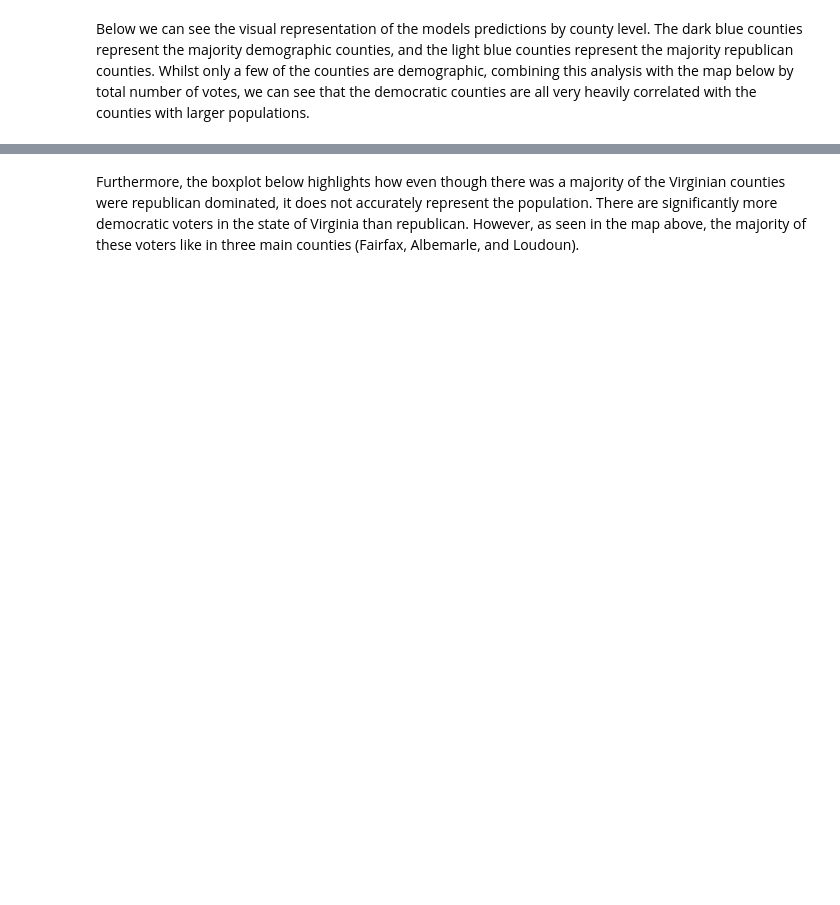
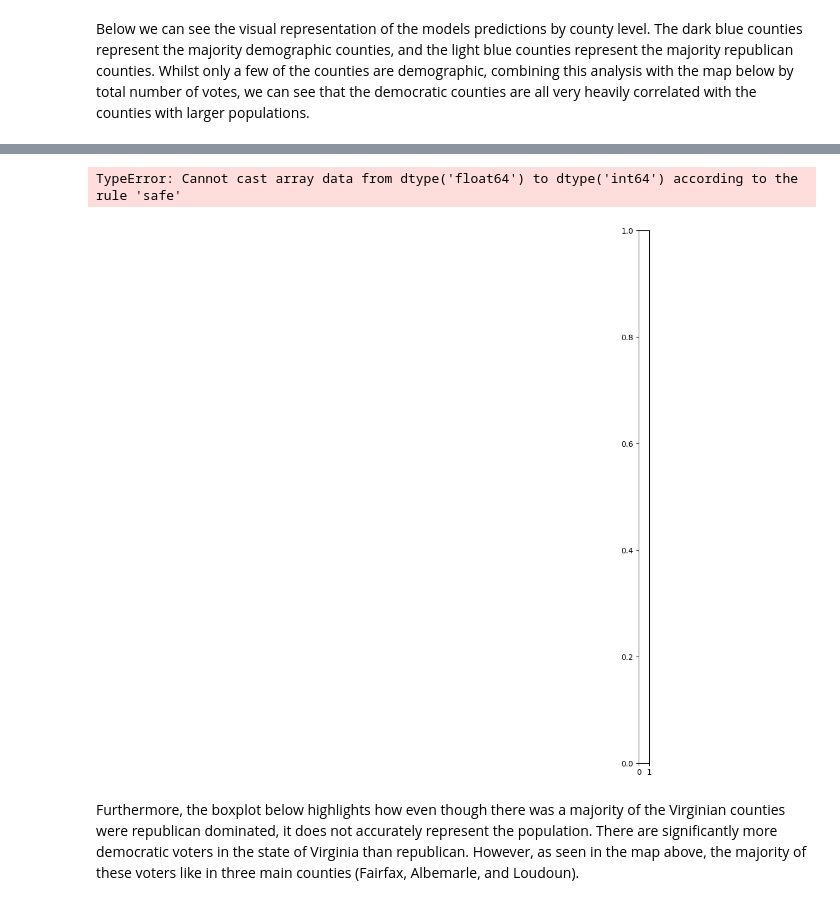
Before and after one commit to dha5sm/project_voting, a Jupyter notebook: Write_up_project_voiting.ipynb, the cells around one changed output, grey strips where cells are left out. Drawn from its saved outputs; the diff is of its cells as text; code cells hidden in the pictures; blank space fills up the shorter version.

```diff
--- a/Write_up_project_voiting.ipynb
+++ b/Write_up_project_voiting.ipynb
@@ -284,5 +284,17 @@ weighted avg       0.78      0.74      0.75        27
 # %% [markdown]
 Below we can see the visual representation of the models predictions by county level. The dark blue counties represent the majority demographic counties, and the light blue counties represent the majority republican counties. Whilst only a few of the counties are demographic, combining this analysis with the map below by total number of votes, we can see that the democratic counties are all very heavily correlated with the counties with larger populations.
+# %%
+# Generate output dataframe
+X_df = pd.DataFrame(X, columns=features_to_normalize)
+results_df = pd.DataFrame({
+    'County': df_merged['county_name'].iloc[X_df.index],  # County names from the merged dataframe
+    'Actual_Net_Votes': y,
+    'Predicted_Net_Votes': predicted_net_votes,
+    'Predicted_Labels': predicted_labels,
+    'Actual_Labels': actual_labels
+})
+
+results_df['Predicted_Labels'] = results_df['Predicted_Labels'].map({0: 'Republican', 1: 'Democrat'})
 # %%
 !pip3 install mapclassify
 
@@ -291,7 +303,7 @@ import geopandas as gpd
 from mpl_toolkits.axes_grid1 import make_axes_locatable
 
 # Load shapefile containing Virginia county boundaries
-shapefile_path = "VirginiaCounty_ClippedToShoreline.shx"
+shapefile_path = "./project_voting/"
 vdf = pd.read_csv('./project_voting/data/voting_VA.csv') # Load historical voting data
 cdf = pd.read_csv('./project_voting/data/county_adjacencies.csv') # Load county adjacency data and population data
 gdf = gpd.read_file(shapefile_path)
@@ -302,21 +314,6 @@ print(gdf_columns)
 gdf['FIPS_left'] = pd.to_numeric(gdf['STCOFIPS'])
 df = gdf.merge(cdf,left_on='FIPS_left',right_on='FIPS')
 df.head(10)
-
-
-# Join results dataframe and merged df from shapefile together
-df['NAME'] = df['NAME'].str.upper()
-joined_df = df.merge(results_df, left_on='NAME', right_on='County')
-joined_df.drop(columns=['County_y'])
-joined_df.head(10)
-
-# Generate chloropleth map displaying counties that voted for democrat vs republican
-fig = plt.figure()
-ax = fig.add_axes([0, 0, 2, 2])
-divider = make_axes_locatable(ax)
-ax.axis('off')
-cax = divider.append_axes("right", size="2%", pad=0.08)
-joined_df.plot(ax=ax,column='Predicted_Labels',legend=True,cax=cax)
 # %% [output]
 Requirement already satisfied: mapclassify in /usr/local/lib/python3.10/dist-packages (2.6.1)
 Requirement already satisfied: networkx>=2.7 in /usr/local/lib/python3.10/dist-packages (from mapclassify) (3.3)
@@ -335,11 +378,14 @@ DriverError: VirginiaCounty_ClippedToShoreline.shx: No such file or directory
 # %%
-# Generated chloropleth map based on predicted net votes among counties
+# Generate chloropleth map displaying counties that voted for democrat vs republican
 fig = plt.figure()
 ax = fig.add_axes([0, 0, 2, 2])
 divider = make_axes_locatable(ax)
 ax.axis('off')
 cax = divider.append_axes("right", size="2%", pad=0.08)
-joined_df.plot(ax=ax,column='Predicted_Net_Votes',legend=True,cax=cax)
+joined_df.plot(ax=ax,column='Predicted_Labels',legend=True,cax=cax)
+# %% [output]
+TypeError: Cannot cast array data from dtype('float64') to dtype('int64') according to the rule 'safe'
+[figure, added]
 # %% [markdown]
 Furthermore, the boxplot below highlights how even though there was a majority of the Virginian counties were republican dominated, it does not accurately represent the population. There are significantly more democratic voters in the state of Virginia than republican. However, as seen in the map above, the majority of these voters like in three main counties (Fairfax, Albemarle, and Loudoun).
 # %%
```
Also changed, not shown: parts of 6 cells of this notebook.
